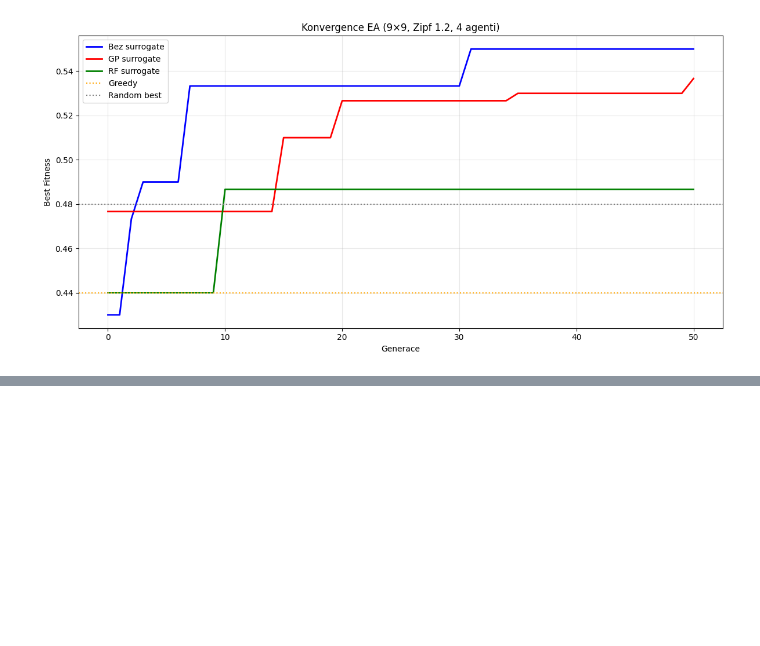
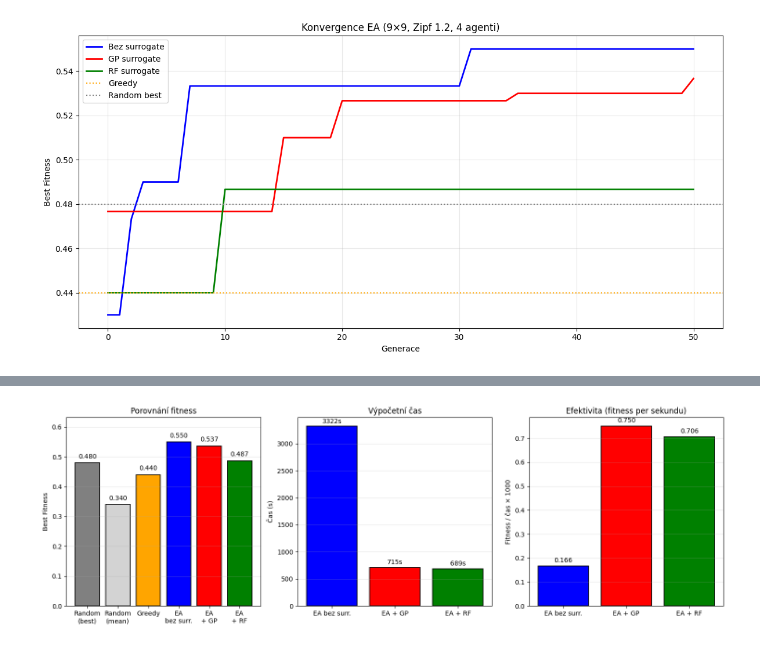
Before and after one commit to davidzemancz/CImethods, a Jupyter notebook: Project/project_feature_selection_ensemble.ipynb, the cells around one changed output, grey strips where cells are left out. Saved outputs shown, nothing was run; the diff lists cells and outputs as text; code cells hidden in the pictures; blank space fills up the shorter version.

```diff
--- a/Project/project_feature_selection_ensemble.ipynb
+++ b/Project/project_feature_selection_ensemble.ipynb
@@ -687,0 +763,58 @@ plt.show()
+# %%
+# 2. Bar chart - porovnání metrik
+fig, axes = plt.subplots(1, 3, figsize=(15, 5))
+
+methods = ['Random\n(best)', 'Random\n(mean)', 'Greedy', 'EA\nbez surr.', 'EA\n+ GP', 'EA\n+ RF']
+fitness_values = [
+    baseline_results_ea['random']['best_fitness'],
+    baseline_results_ea['random']['mean_fitness'],
+    baseline_results_ea['greedy']['fitness'],
+    ea_no_surrogate['best_fitness'],
+    ea_standard_surrogate['best_fitness'],
+    ea_rf_surrogate['best_fitness']
+]
+
+# 2a) Fitness porovnání
+ax1 = axes[0]
+colors = ['gray', 'lightgray', 'orange', 'blue', 'red', 'green']
+bars = ax1.bar(methods, fitness_values, color=colors, edgecolor='black', linewidth=1.2)
+ax1.set_ylabel('Best Fitness')
+ax1.set_title('Porovnání fitness')
+ax1.set_ylim(0, max(fitness_values) * 1.15)
+for bar, val in zip(bars, fitness_values):
+    ax1.text(bar.get_x() + bar.get_width()/2, bar.get_height() + 0.01,
+             f'{val:.3f}', ha='center', va='bottom', fontsize=10)
+ax1.grid(True, alpha=0.3, axis='y')
+
+# 2b) Čas porovnání (jen EA metody)
+ax2 = axes[1]
+ea_methods = ['EA bez surr.', 'EA + GP', 'EA + RF']
+times = [ea_no_surrogate['wall_time'], ea_standard_surrogate['wall_time'], ea_rf_surrogate['wall_time']]
+colors_time = ['blue', 'red', 'green']
+bars = ax2.bar(ea_methods, times, color=colors_time, edgecolor='black', linewidth=1.2)
+ax2.set_ylabel('Čas (s)')
+ax2.set_title('Výpočetní čas')
+for bar, val in zip(bars, times):
+    ax2.text(bar.get_x() + bar.get_width()/2, bar.get_height() + 30,
+             f'{val:.0f}s', ha='center', va='bottom', fontsize=10)
+ax2.grid(True, alpha=0.3, axis='y')
+
+# 2c) Efektivita (fitness / čas)
+ax3 = axes[2]
+efficiency = [f / t * 1000 for f, t in zip(
+    [ea_no_surrogate['best_fitness'], ea_standard_surrogate['best_fitness'], ea_rf_surrogate['best_fitness']],
+    times
+)]
+bars = ax3.bar(ea_methods, efficiency, color=colors_time, edgecolor='black', linewidth=1.2)
+ax3.set_ylabel('Fitness / čas × 1000')
+ax3.set_title('Efektivita (fitness per sekundu)')
+for bar, val in zip(bars, efficiency):
+    ax3.text(bar.get_x() + bar.get_width()/2, bar.get_height() + 0.01,
+             f'{val:.3f}', ha='center', va='bottom', fontsize=10)
+ax3.grid(True, alpha=0.3, axis='y')
+
+plt.tight_layout()
+plt.savefig('ea_comparison_bars.png', dpi=150)
+plt.show()
+# %% [output]
+[figure, added]
```
Also changed, not shown: parts of 7 cells of this notebook, 6 other files.
